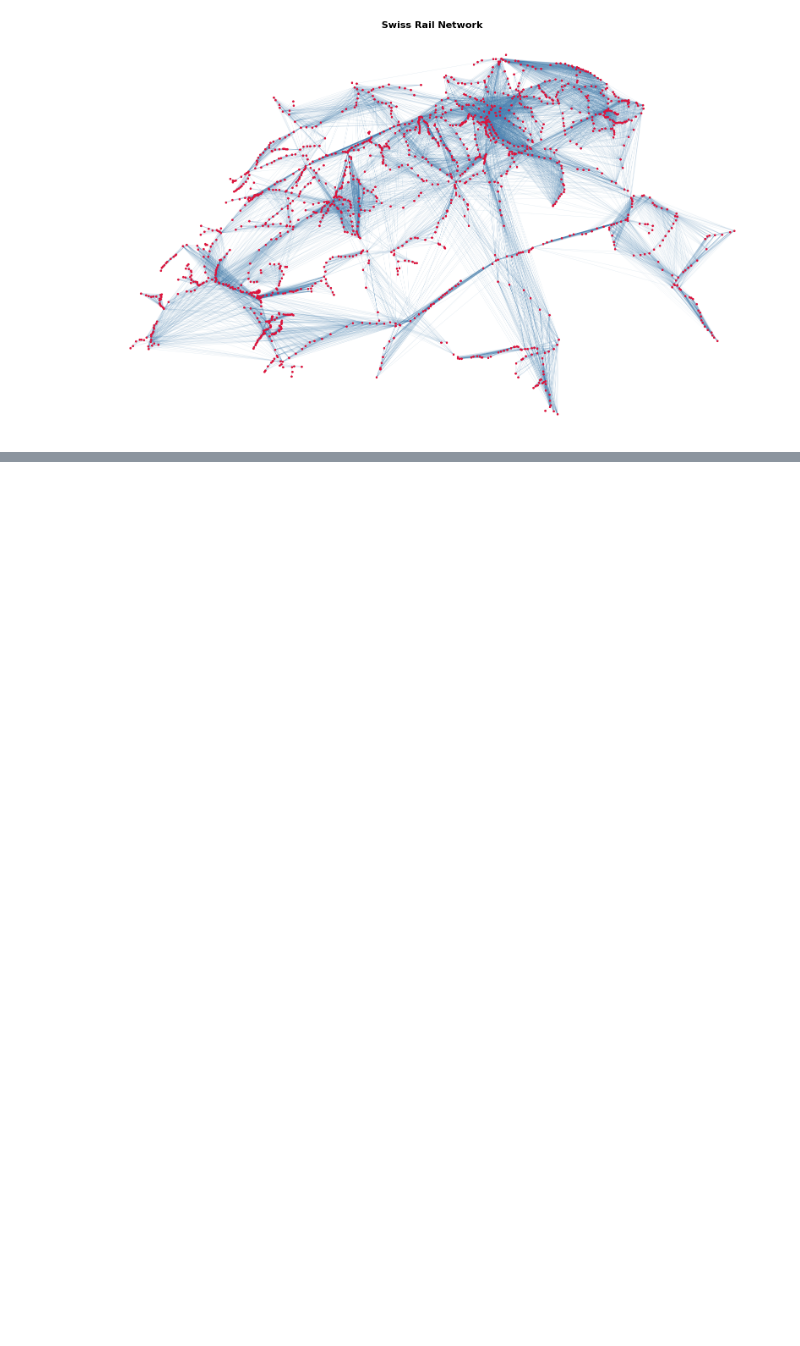
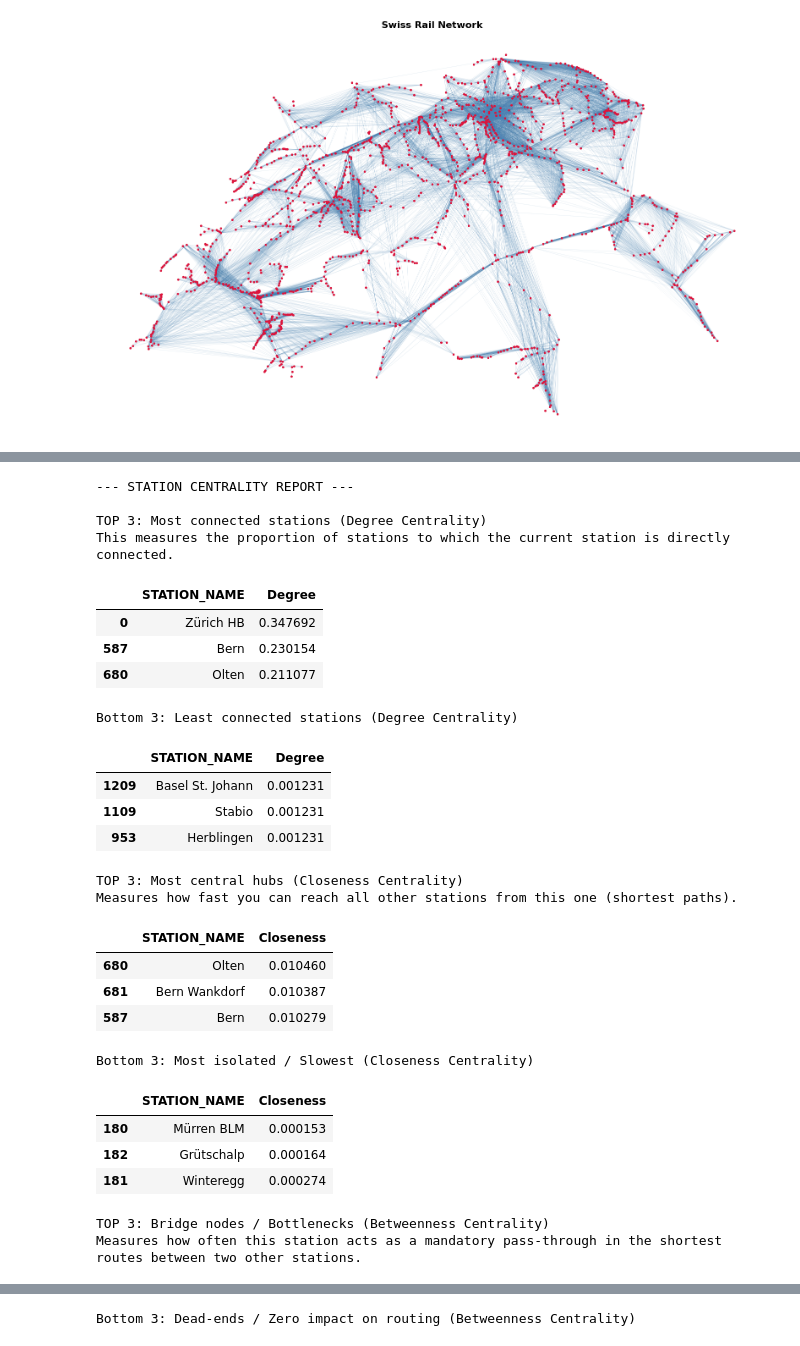
Before and after one commit to alvarosg285/swiss_railway_complex_network, a Jupyter notebook: main.ipynb, the cells around one changed output, grey strips where cells are left out. Cells and saved outputs as stored; diff of their text form; code cells hidden in the pictures; blank space fills up the shorter version.

Commit message:
Data analysis and centrality study

```diff
--- a/main.ipynb
+++ b/main.ipynb
@@ -78,6 +236,6 @@ dtype: object
 # %%
 # CREATE A REPRESENTATION
-G=nx.from_pandas_edgelist(df_edges,source='BPUIC1',target='BPUIC2', create_using=nx.DiGraph())
+G=nx.from_pandas_edgelist(df_edges,source='BPUIC1',target='BPUIC2', edge_attr='AVG_DURATION', create_using=nx.DiGraph())
 adj_matrix=nx.to_numpy_array(G)
 # According to Networkx documentation: "For directed graphs, explicitly mention create_using=nx.DiGraph,
 #                                       and entry i,j of df corresponds to an edge from i to j." So the
@@ -214,0 +375,76 @@ plt.show()
+# %%
+import networkx as nx
+import pandas as pd
+
+# NetwrokX centrality metrics
+deg_cent = nx.degree_centrality(G)
+in_deg_cent = nx.in_degree_centrality(G)
+out_deg_cent = nx.out_degree_centrality(G)
+clo_cent = nx.closeness_centrality(G, distance='AVG_DURATION')
+bet_cent = nx.betweenness_centrality(G, weight='AVG_DURATION')
+
+df_centrality = pd.DataFrame({
+    'Degree': deg_cent,
+    'In-Degree': in_deg_cent,
+    'Out-Degree': out_deg_cent,
+    'Closeness': clo_cent,
+    'Betweenness': bet_cent
+}).reset_index().rename(columns={'index': 'BPUIC'})
+
+# Merge with df_nodes to get the station names
+df_report = df_centrality.merge(df_nodes[['BPUIC', 'STATION_NAME']], on='BPUIC', how='left')
+
+# Reordering of the columns
+cols = ['BPUIC', 'STATION_NAME', 'Degree', 'In-Degree', 'Out-Degree', 'Closeness', 'Betweenness']
+df_report = df_report[cols]
+
+
+print("--- STATION CENTRALITY REPORT ---")
+
+print("\nTOP 3: Most connected stations (Degree Centrality)")
+print("Measures the proportion of stations to which the current station is directly connected.")
+display(df_report.sort_values('Degree', ascending=False)[['STATION_NAME', 'Degree']].head(3))
+
+print("\nBottom 3: Least connected stations (Degree Centrality)")
+display(df_report.sort_values('Degree', ascending=True)[['STATION_NAME', 'Degree']].head(3))
+
+print("\n\nTOP 3: Most central hubs (Closeness Centrality)")
+print("Measures how fast you can reach all other stations from this one (shortest paths).")
+display(df_report.sort_values('Closeness', ascending=False)[['STATION_NAME', 'Closeness']].head(3))
+
+print("\nBottom 3: Most isolated / Slowest (Closeness Centrality)")
+display(df_report.sort_values('Closeness', ascending=True)[['STATION_NAME', 'Closeness']].head(3))
+
+print("\n\nTOP 3: Bridge nodes / Bottlenecks (Betweenness Centrality)")
+print("Measures how often this station acts as a mandatory pass-through in the shortest routes between two other stations.")
+display(df_report.sort_values('Betweenness', ascending=False)[['STATION_NAME', 'Betweenness']].head(3))
+
+print("\nBottom 3: Dead-ends / Zero impact on routing (Betweenness Centrality)")
+display(df_report.sort_values('Betweenness', ascending=True)[['STATION_NAME', 'Betweenness']].head(3))
+# %% [output]
+--- STATION CENTRALITY REPORT ---
+
+TOP 3: Most connected stations (Degree Centrality)
+This measures the proportion of stations to which the current station is directly connected.
+|  | STATION_NAME | Degree |
+| 0 | Zürich HB | 0.347692 |
+| 587 | Bern | 0.230154 |
+| 680 | Olten | 0.211077 |
+Bottom 3: Least connected stations (Degree Centrality)
+|  | STATION_NAME | Degree |
+| 1209 | Basel St. Johann | 0.001231 |
+| 1109 | Stabio | 0.001231 |
+| 953 | Herblingen | 0.001231 |
+TOP 3: Most central hubs (Closeness Centrality)
+Measures how fast you can reach all other stations from this one (shortest paths).
+|  | STATION_NAME | Closeness |
+| 680 | Olten | 0.010460 |
+| 681 | Bern Wankdorf | 0.010387 |
+| 587 | Bern | 0.010279 |
+Bottom 3: Most isolated / Slowest (Closeness Centrality)
+|  | STATION_NAME | Closeness |
+| 180 | Mürren BLM | 0.000153 |
+| 182 | Grütschalp | 0.000164 |
+| 181 | Winteregg | 0.000274 |
+TOP 3: Bridge nodes / Bottlenecks (Betweenness Centrality)
+Measures how often this station acts as a mandatory pass-through in the shortest routes between two other stations.
@@ -214,0 +455 @@ plt.show()
+Bottom 3: Dead-ends / Zero impact on routing (Betweenness Centrality)
```
Also changed, not shown: parts of 11 cells of this notebook, 1 other file.
